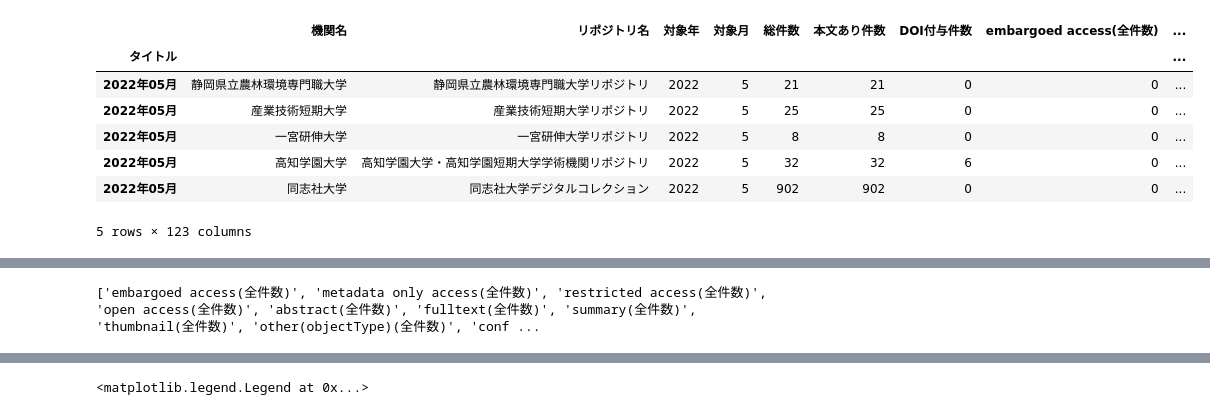
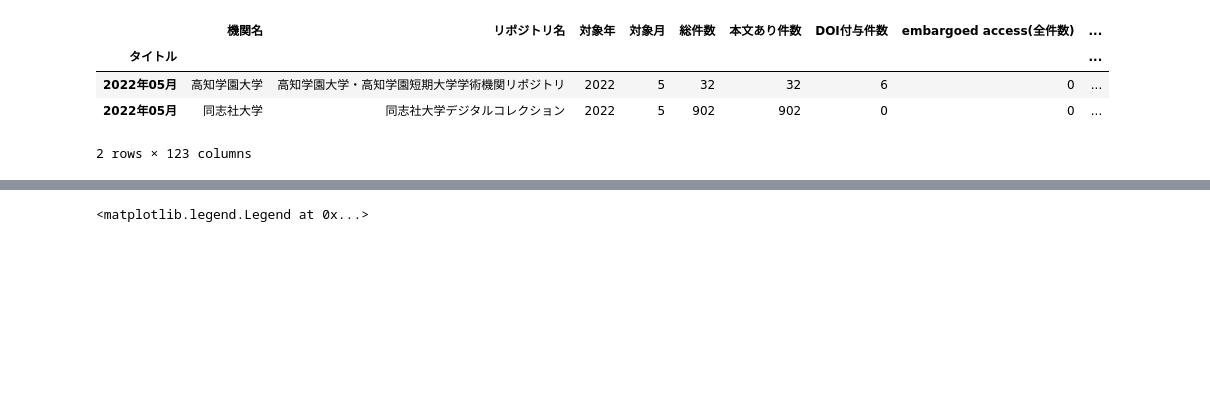
Before and after one commit to wonox/irdbscraping, a Jupyter notebook: irdb.ipynb, the cells around one changed output, grey strips where cells are left out. Saved outputs shown, nothing was run; the diff lists cells and outputs as text; code cells hidden in the pictures; blank space fills up the shorter version.

```diff
--- a/irdb.ipynb
+++ b/irdb.ipynb
@@ -23,16 +23,13 @@ print(df)
 [6191 rows x 123 columns]
 # %%
 df2205 = df.loc['2022年05月']
-df2205.tail()
+df2205.tail(2)
 # %% [output]
 |  | 機関名 | リポジトリ名 | 対象年 | 対象月 | 総件数 | 本文あり件数 | DOI付与件数 | embargoed access(全件数) | ... |
 | タイトル |  |  |  |  |  |  |  |  | ... |
-| 2022年05月 | 静岡県立農林環境専門職大学 | 静岡県立農林環境専門職大学リポジトリ | 2022 | 5 | 21 | 21 | 0 | 0 | ... |
-| 2022年05月 | 産業技術短期大学 | 産業技術短期大学リポジトリ | 2022 | 5 | 25 | 25 | 0 | 0 | ... |
-| 2022年05月 | 一宮研伸大学 | 一宮研伸大学リポジトリ | 2022 | 5 | 8 | 8 | 0 | 0 | ... |
 | 2022年05月 | 高知学園大学 | 高知学園大学・高知学園短期大学学術機関リポジトリ | 2022 | 5 | 32 | 32 | 6 | 0 | ... |
 | 2022年05月 | 同志社大学 | 同志社大学デジタルコレクション | 2022 | 5 | 902 | 902 | 0 | 0 | ... |
-5 rows × 123 columns
+2 rows × 123 columns
 # %%
 df2205i = df2205.set_index('機関名')
 print(df2205i)
@@ -54,11 +51,3 @@ print(df2205i)
 同志社大学                        0                     0            0
 
 [775 rows x 122 columns]
-# %%
-# colname = df220505.columns.to_list()
-# print(colname)
-df2205i_all = df2205i.filter(like='全件数', axis=1)
-colname = df2205i_all.columns.to_list()
-print(colname)
-# %% [output]
-['embargoed access(全件数)', 'metadata only access(全件数)', 'restricted access(全件数)', 'open access(全件数)', 'abstract(全件数)', 'fulltext(全件数)', 'summary(全件数)', 'thumbnail(全件数)', 'other(objectType)(全件数)', 'conf ...
```
Also changed, not shown: parts of 17 cells of this notebook.
